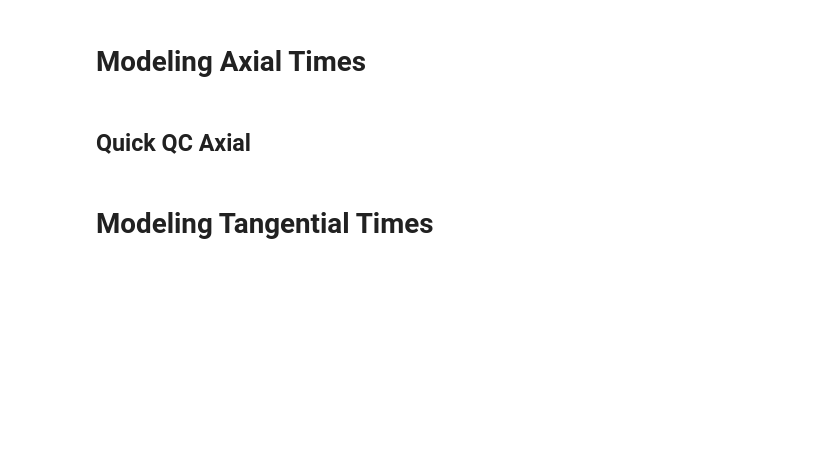
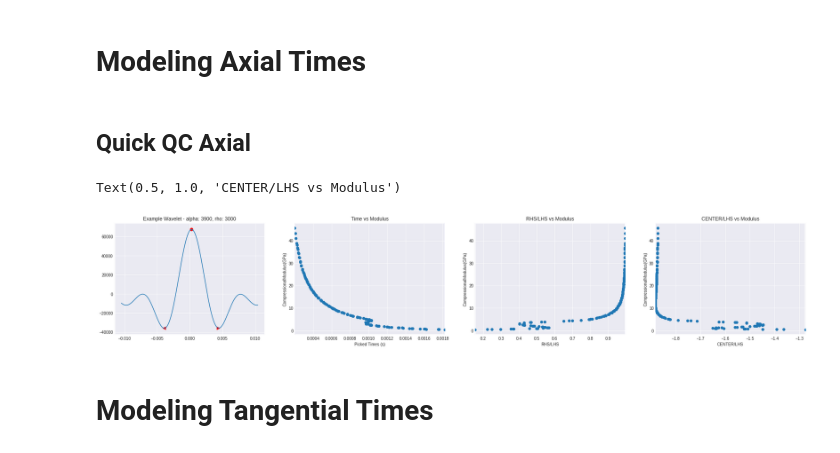
Before and after one commit to navaneethakumar-balasubramanian/rhino_theory, a Jupyter notebook: notebooks/Modeling.ipynb, the cells around one changed output. Cells and saved outputs as stored; diff of their text form; code cells hidden in the pictures; blank space fills up the shorter version.

```diff
--- a/notebooks/Modeling.ipynb
+++ b/notebooks/Modeling.ipynb
@@ -137,32 +202,34 @@ RHO_RANGE = np.arange(*ROCK_RHO_RANGE)
 window = 210
 axial_delays = []
 axial_modulus = []
+axial_right_to_left_ratio = []
+axial_center_to_left_ratio = []
 
-pipe = Pipe(Rb=Rb, alpha=PIPE_ALPHA, rho=PIPE_RHO)
+
+pipe = Pipe(Rb=Rb, alpha=PIPE_ALPHA, rho=PIPE_RHO, beta=PIPE_BETA)
 wavelets = []
 for a, r in tqdm(product(alpha_range, RHO_RANGE), total=len(list(product(alpha_range, RHO_RANGE)))):
     rock = Rock(alpha=a, beta=a, rho=r)
     theoretical = TheoreticalWavelet(pipe, rock, component='axial', nyquist=5000, filterby=BANDPASS_FILTER)
-    time_range = theoretical.get_time_range_for_window(WINDOW)/1000
-    resampled_time = np.linspace(time_range.min(), time_range.max(), 100000)
+    time = theoretical.get_time_range_for_window(WINDOW)/1000
 
     w = getattr(theoretical, 'primary_in_time_domain')(window=None, filtered=False)
     w += theoretical.pegleg_effect(delay_in_ms=DELAY_BITSUB_AXIAL, RC=RC_AXIAL, window=None)
 
-    w = np.gradient(w, theoretical.sampling_interval)
     w = signal.filtfilt(theoretical.fir_taps, 1, w)
     w = theoretical.get_window_from_center(WINDOW, w)
 
-    wavelet_full = signal.resample(w, 100000)
+    extracted_features = feature_extractor(w, time, **AXIAL_FEATURE_EXTRACTOR)
+    delay = extracted_features['center']['delay']
+    amplitude = extracted_features['center']['amplitude']
+    right_to_left_ratio = extracted_features['right_to_left_ratio']
+    center_to_left_ratio = extracted_features['center_to_left_ratio']
 
-    constrained_indices = np.where((resampled_time > AXIAL_WINDOWS[0]) & (resampled_time < AXIAL_WINDOWS[1]))
-
-    constrained_wavelet = np.zeros_like(wavelet_full)
-    constrained_wavelet[constrained_indices] = wavelet_full[constrained_indices]
-    max_ind = np.argmin(constrained_wavelet)
-    delay = resampled_time[max_ind]
 
     axial_delays.append(delay)
+    axial_right_to_left_ratio.append(right_to_left_ratio)
+    axial_center_to_left_ratio.append(center_to_left_ratio)
+
     mod = ((r/1000)*((a/1000)**2))
     axial_modulus.append(mod)
 
@@ -170,17 +237,32 @@ axial_delays = np.asarray(axial_delays)
 # axial_delays = axial_delays + (0.0000001 - axial_delays.min())
 
 axial_modulus = np.asarray(axial_modulus)
+axial_right_to_left_ratio = np.asarray(axial_right_to_left_ratio)
+axial_center_to_left_ratio = np.asarray(axial_center_to_left_ratio)
 # %% [markdown]
 ## Quick QC Axial
 # %%
-fig, axes = plt.subplots(1, 2, figsize=(15, 5))
-axes[0].plot(resampled_time, wavelet_full)
-axes[0].scatter(resampled_time[max_ind], wavelet_full[max_ind], s=10, c='r')
+fig, axes = plt.subplots(1, 4, figsize=(15+15, 5))
+axes[0].plot(time, w)
+axes[0].scatter(delay, amplitude, s=50, c='r')
+axes[0].scatter(extracted_features['left']['delay'], extracted_features['left']['amplitude'], s=50, c='r', marker="<")
+axes[0].scatter(extracted_features['right']['delay'], extracted_features['right']['amplitude'], s=50, c='r', marker=">")
 axes[0].set_title('Example Wavelet - alpha: {}, rho: {}'.format(a, r))
 axes[1].scatter(axial_delays, axial_modulus)
 axes[1].set_xlabel('Picked Times (s)'); axes[1].set_ylabel('CompressionalModulus(GPa)')
 axes[1].set_xlim(axial_delays.min(), axial_delays.max())
 axes[1].set_title('Time vs Modulus')
+axes[2].scatter(axial_right_to_left_ratio, axial_modulus)
+axes[2].set_xlabel('RHS/LHS'); axes[2].set_ylabel('CompressionalModulus(GPa)')
+axes[2].set_xlim(axial_right_to_left_ratio.min(), axial_right_to_left_ratio.max())
+axes[2].set_title('RHS/LHS vs Modulus')
+axes[3].scatter(axial_center_to_left_ratio, axial_modulus)
+axes[3].set_xlabel('CENTER/LHS'); axes[3].set_ylabel('CompressionalModulus(GPa)')
+axes[3].set_xlim(axial_center_to_left_ratio.min(), axial_center_to_left_ratio.max())
+axes[3].set_title('CENTER/LHS vs Modulus')
+# %% [output]
+Text(0.5, 1.0, 'CENTER/LHS vs Modulus')
+[figure, added]
 # %% [markdown]
 # Modeling Tangential Times
 # %%
```
Also changed, not shown: parts of 8 cells of this notebook.
